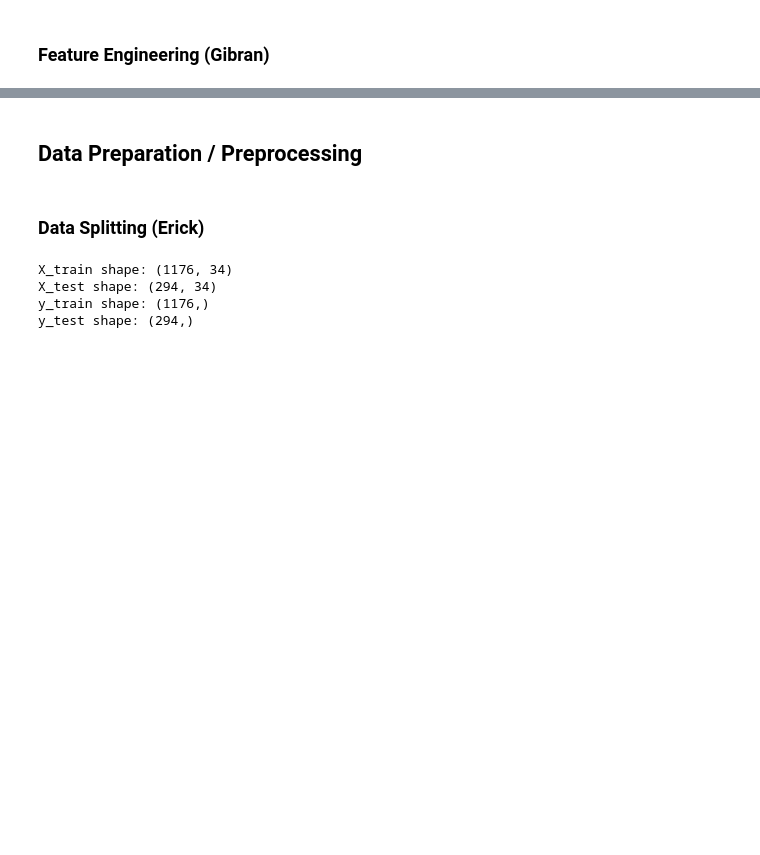
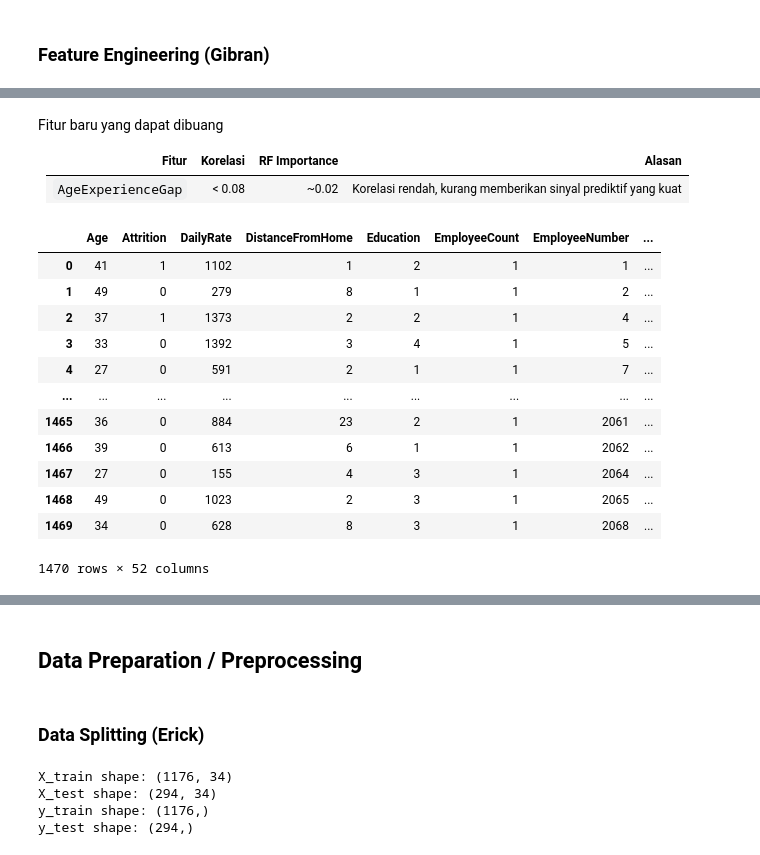
Before and after one commit to gibranariq/Final-Project-Rakamin-Men-United, a Jupyter notebook: Framework_data_modeling_lengkap.ipynb, the cells around one changed output, grey strips where cells are left out. Cells and saved outputs as stored; diff of their text form; code cells hidden in the pictures; blank space fills up the shorter version.

```diff
--- a/Framework_data_modeling_lengkap.ipynb
+++ b/Framework_data_modeling_lengkap.ipynb
@@ -217,0 +491,23 @@ importance_df
+# %% [markdown]
+Fitur baru yang dapat dibuang
+
+
+| Fitur              | Korelasi | RF Importance | Alasan                                                        |
+| ------------------ | -------- | ------------- | ------------------------------------------------------------- |
+| `AgeExperienceGap` | < 0.08   | \~0.02        | Korelasi rendah, kurang memberikan sinyal prediktif yang kuat |
+# %%
+df_encoded
+# %% [output]
+|  | Age | Attrition | DailyRate | DistanceFromHome | Education | EmployeeCount | EmployeeNumber | ... |
+| 0 | 41 | 1 | 1102 | 1 | 2 | 1 | 1 | ... |
+| 1 | 49 | 0 | 279 | 8 | 1 | 1 | 2 | ... |
+| 2 | 37 | 1 | 1373 | 2 | 2 | 1 | 4 | ... |
+| 3 | 33 | 0 | 1392 | 3 | 4 | 1 | 5 | ... |
+| 4 | 27 | 0 | 591 | 2 | 1 | 1 | 7 | ... |
+| ... | ... | ... | ... | ... | ... | ... | ... | ... |
+| 1465 | 36 | 0 | 884 | 23 | 2 | 1 | 2061 | ... |
+| 1466 | 39 | 0 | 613 | 6 | 1 | 1 | 2062 | ... |
+| 1467 | 27 | 0 | 155 | 4 | 3 | 1 | 2064 | ... |
+| 1468 | 49 | 0 | 1023 | 2 | 3 | 1 | 2065 | ... |
+| 1469 | 34 | 0 | 628 | 8 | 3 | 1 | 2068 | ... |
+1470 rows × 52 columns
```
Also changed, not shown: parts of 23 cells of this notebook.
